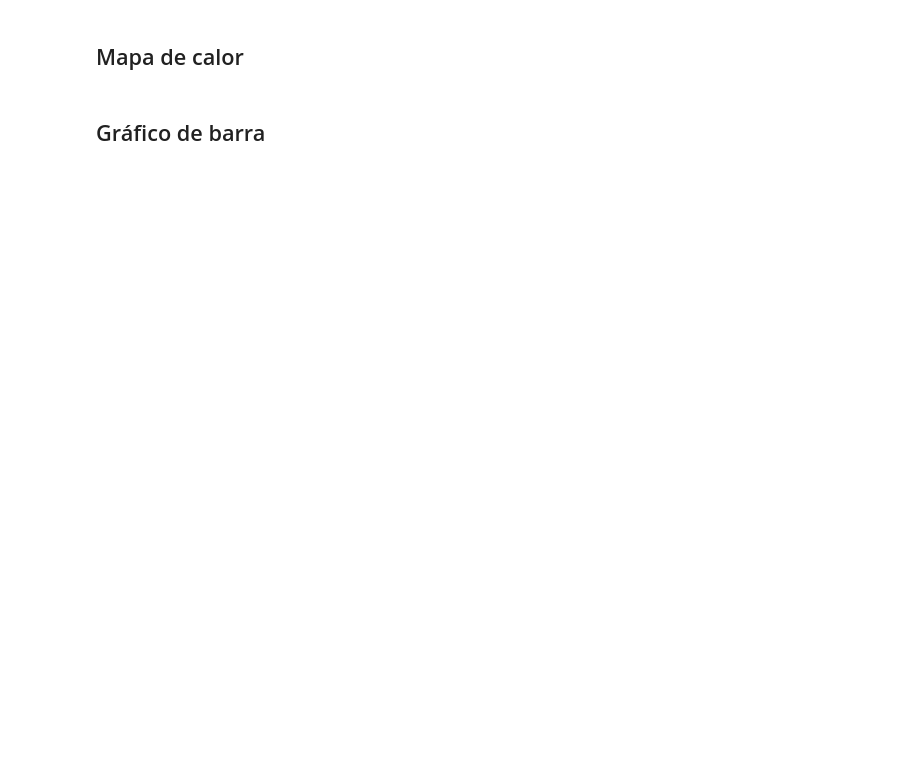
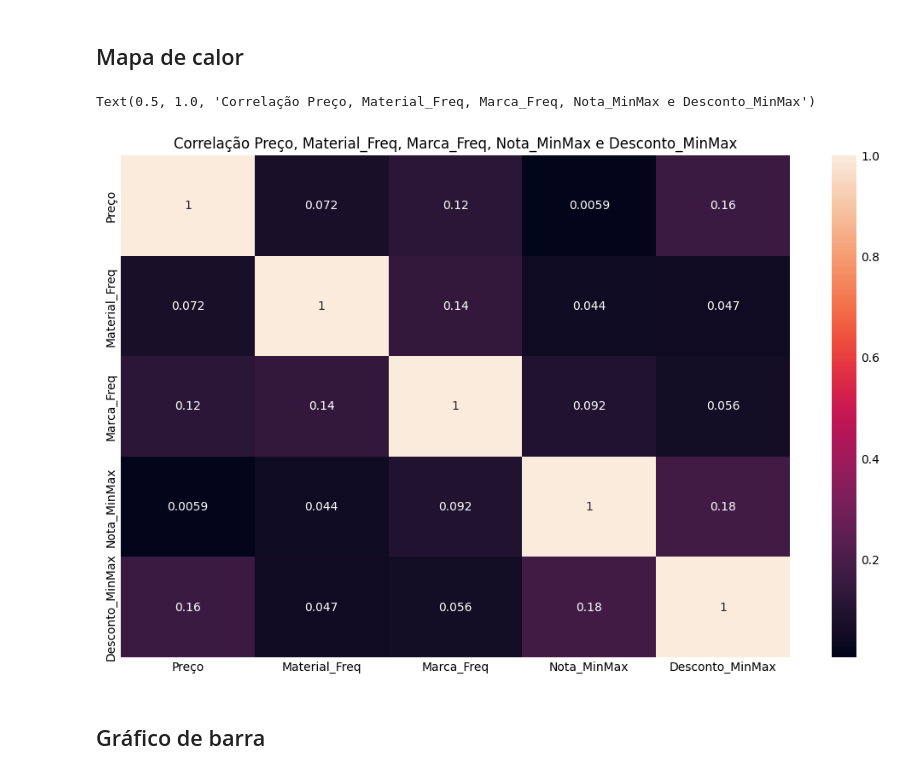
Before and after one commit to IgorAlvaredo/data_analysis_notebook, a Jupyter notebook: DataVisualization/practice.ipynb, the cells around one changed output. Saved outputs shown, nothing was run; the diff lists cells and outputs as text; code cells hidden in the pictures; blank space fills up the shorter version.

```diff
--- a/DataVisualization/practice.ipynb
+++ b/DataVisualization/practice.ipynb
@@ -26,4 +50,15 @@ KeyError: 'preco'
 # %% [markdown]
 ## Mapa de calor
+# %%
+# print(df.nunique())
+# print(df.info())
+
+corr = df[['Preço', 'Material_Freq', 'Marca_Freq', 'Nota_MinMax', 'Desconto_MinMax']].corr()
+plt.figure(figsize=(10, 6))
+sns.heatmap(corr, annot=True)
+plt.title('Correlação Preço, Material_Freq, Marca_Freq, Nota_MinMax e Desconto_MinMax')
+# %% [output]
+Text(0.5, 1.0, 'Correlação Preço, Material_Freq, Marca_Freq, Nota_MinMax e Desconto_MinMax')
+[figure, added]
 # %% [markdown]
 ## Gráfico de barra
```
Also changed, not shown: parts of 10 cells of this notebook.
